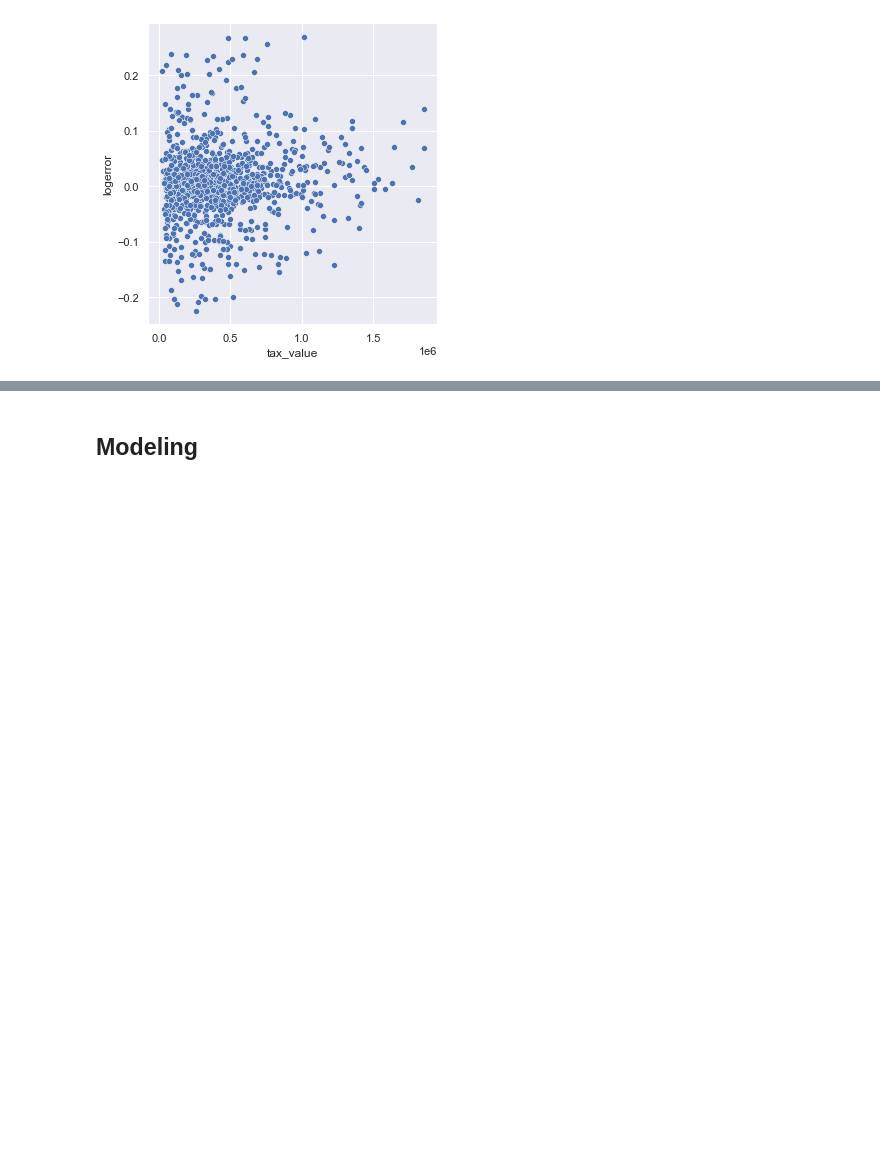
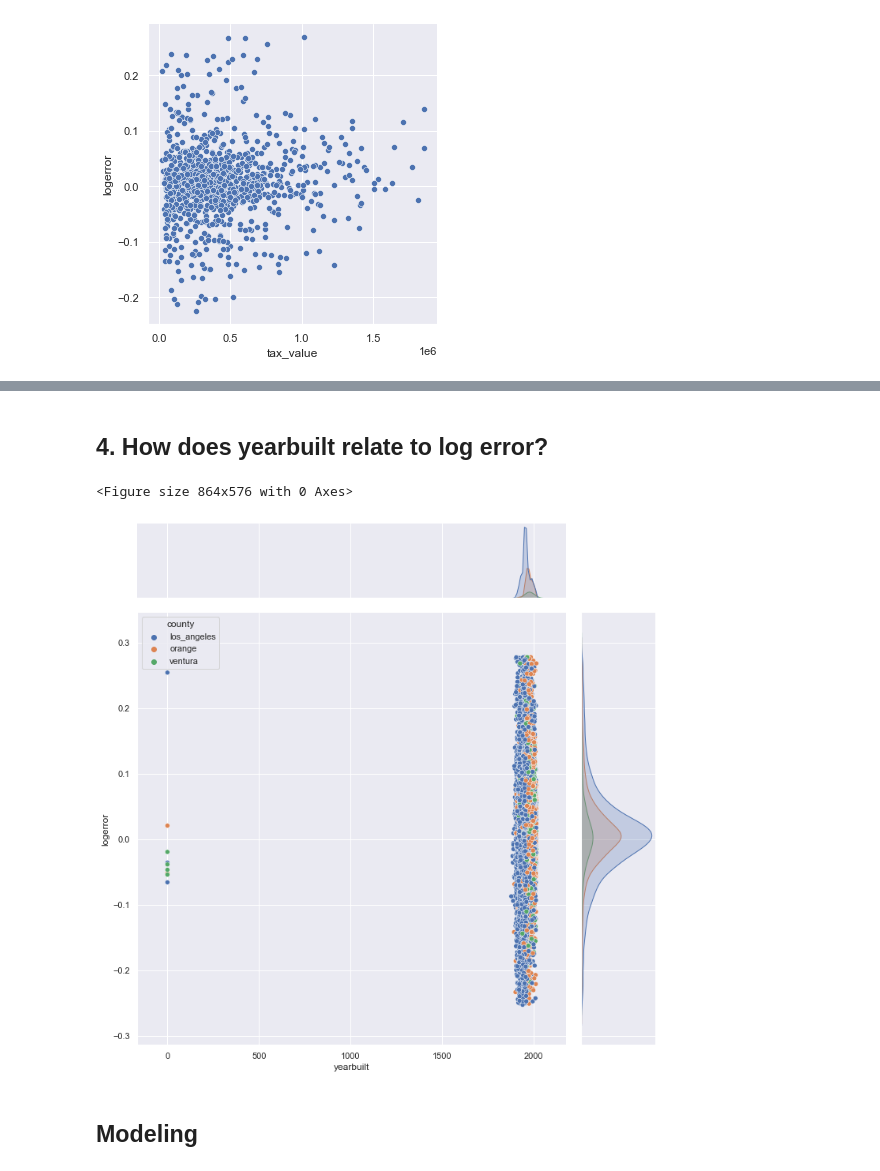
Before and after one commit to vincent-banuelos-patrick-amwayi/patrick_repository, a Jupyter notebook: personal_project_workbook.ipynb, the cells around one changed output, grey strips where cells are left out. Saved outputs shown, nothing was run; the diff lists cells and outputs as text; code cells hidden in the pictures; blank space fills up the shorter version.

```diff
--- a/personal_project_workbook.ipynb
+++ b/personal_project_workbook.ipynb
@@ -169,0 +223,9 @@ ValueError: min() arg is an empty sequence
+# %% [markdown]
+## 4. How does yearbuilt relate to log error?
+# %%
+plt.figure(figsize=(12,8))
+sns.jointplot(x=train['yearbuilt'], y='logerror', data=train,height=10,hue='county',hue_order=['los_angeles','orange','ventura'])
+plt.show()
+# %% [output]
+<Figure size 864x576 with 0 Axes>
+[figure, added]
```
Also changed, not shown: parts of 15 cells of this notebook.
